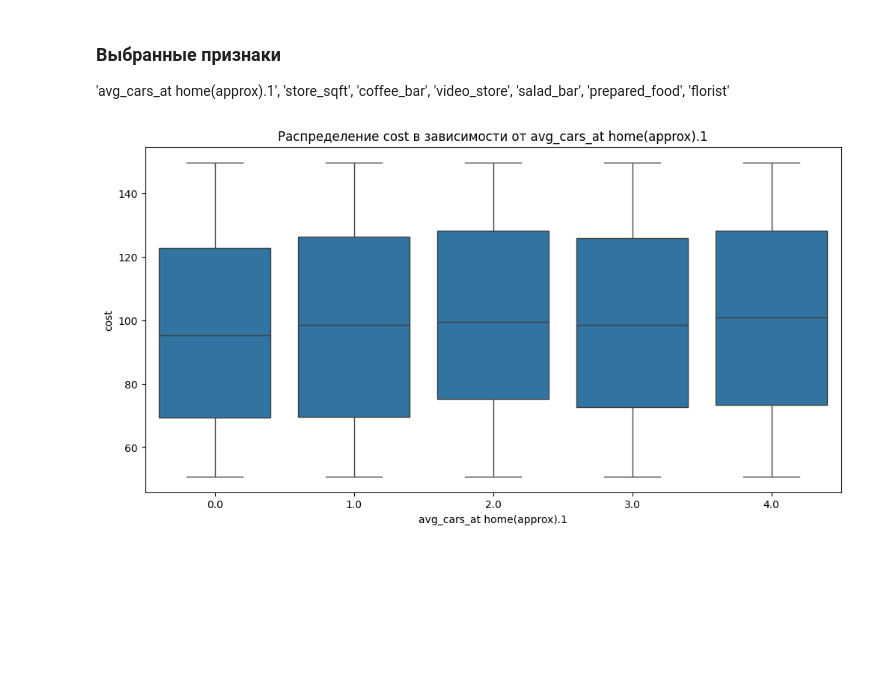
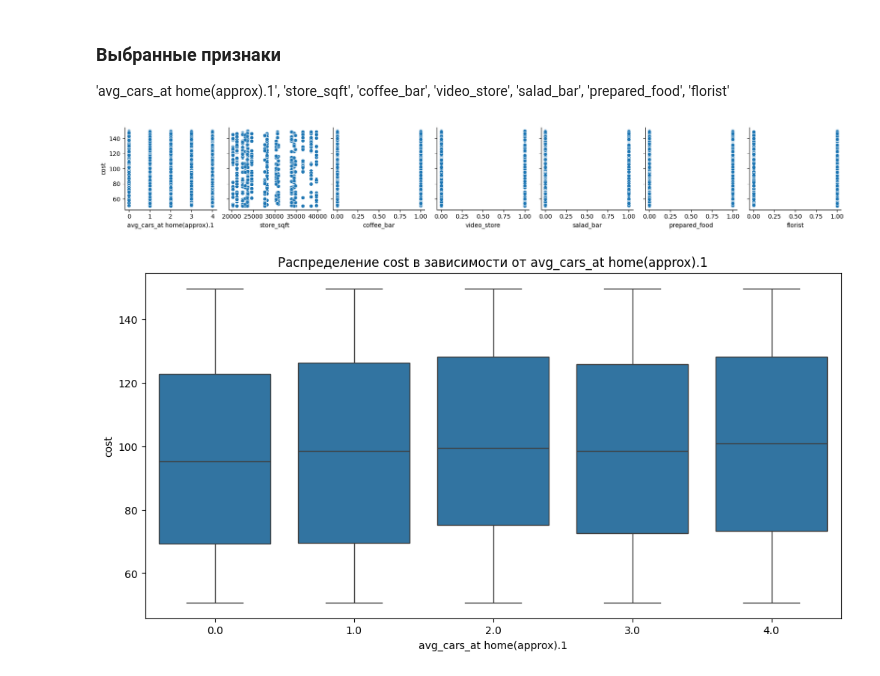
Before and after one commit to MALeyman/MAKSIM, a Jupyter notebook: ML/Linear_Regression/linear_regression.ipynb, the cells around one changed output. Cells and saved outputs as stored; diff of their text form; code cells hidden in the pictures; blank space fills up the shorter version.

```diff
--- a/ML/Linear_Regression/linear_regression.ipynb
+++ b/ML/Linear_Regression/linear_regression.ipynb
@@ -256,6 +307,11 @@ data.corr(method='kendall')   # Для непараметрических дан
 # %% [markdown]
 ### Выбранные признаки
 'avg_cars_at home(approx).1', 'store_sqft', 'coffee_bar', 'video_store', 'salad_bar', 'prepared_food', 'florist'
+# %%
+sns.pairplot(data, y_vars=['cost'], x_vars=selected_features)
+plt.show()
+# %% [output]
+[figure, added]
 # %%
 plt.figure(figsize=(12, 6))
 for feature in ['avg_cars_at home(approx).1', 'video_store', 'salad_bar', 'prepared_food', 'florist']:
```
Also changed, not shown: parts of 19 cells of this notebook.
